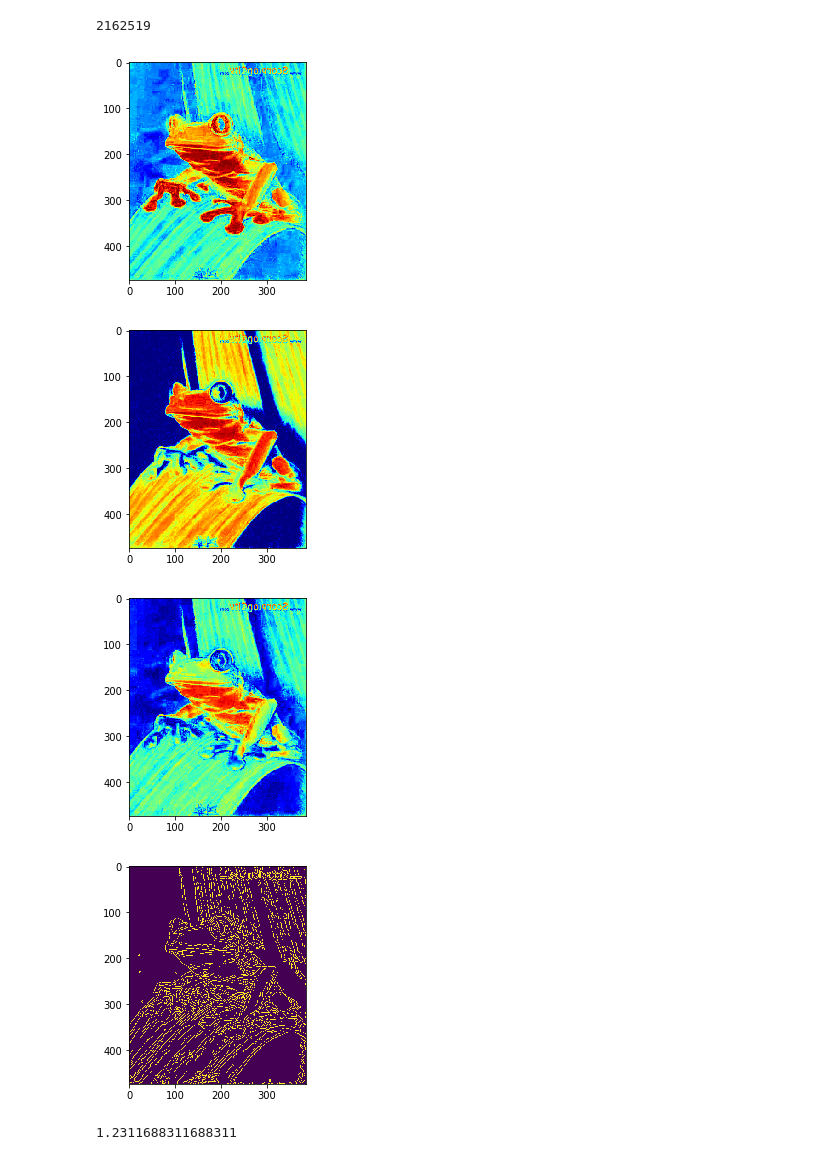
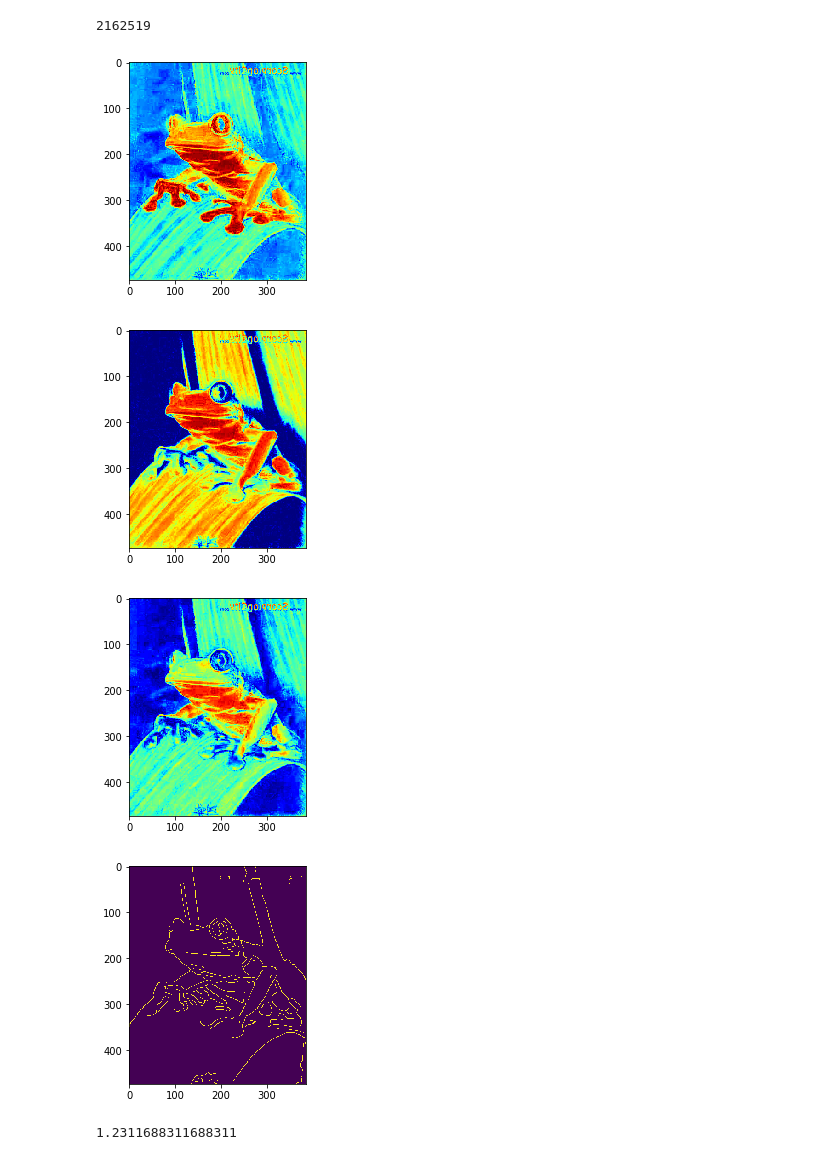
Before and after one commit to cwfink/Fink_ay250_homework, a Jupyter notebook: hw_6/HW_6.ipynb, the cells around one changed output. Saved outputs shown, nothing was run; the diff lists cells and outputs as text; code cells hidden in the pictures.

```diff
--- a/hw_6/HW_6.ipynb
+++ b/hw_6/HW_6.ipynb
@@ -155,28 +183,28 @@ array([ 0.08287474,  0.07945801,  0.08366173,  0.08697607,  0.08658358,
 # %%
 path = '50_categories/'
 img = imread(path+'/frog/frog_0002.jpg')
 plt.figure()
 plt.imshow(img[:,:,0],cmap = 'jet')
 plt.figure()
 plt.imshow(img[:,:,1],cmap = 'jet')
 plt.figure()
 plt.imshow(img[:,:,2],cmap = 'jet')
 plt.figure()
 plt.imshow(img,cmap = 'jet')
 img_grey = rgb2gray(img)
 
-canny =    feature.canny(img_grey)
+canny =    feature.canny(img_grey,sigma=3)
 plt.imshow(canny)
 np.mean(canny)
 peaks = feature.peak_local_max(img)
 #plt.imshow(peaks)
 print(np.sum(peaks))
 # %% [output]
 2162519
 [figure]
 [figure]
 [figure]
-[figure, old version]
+[figure, new version]
 # %%
 shape = feature.shape_index(img_grey,sigma = .1)
 # %%
```
Also changed, not shown: parts of 14 cells of this notebook.
